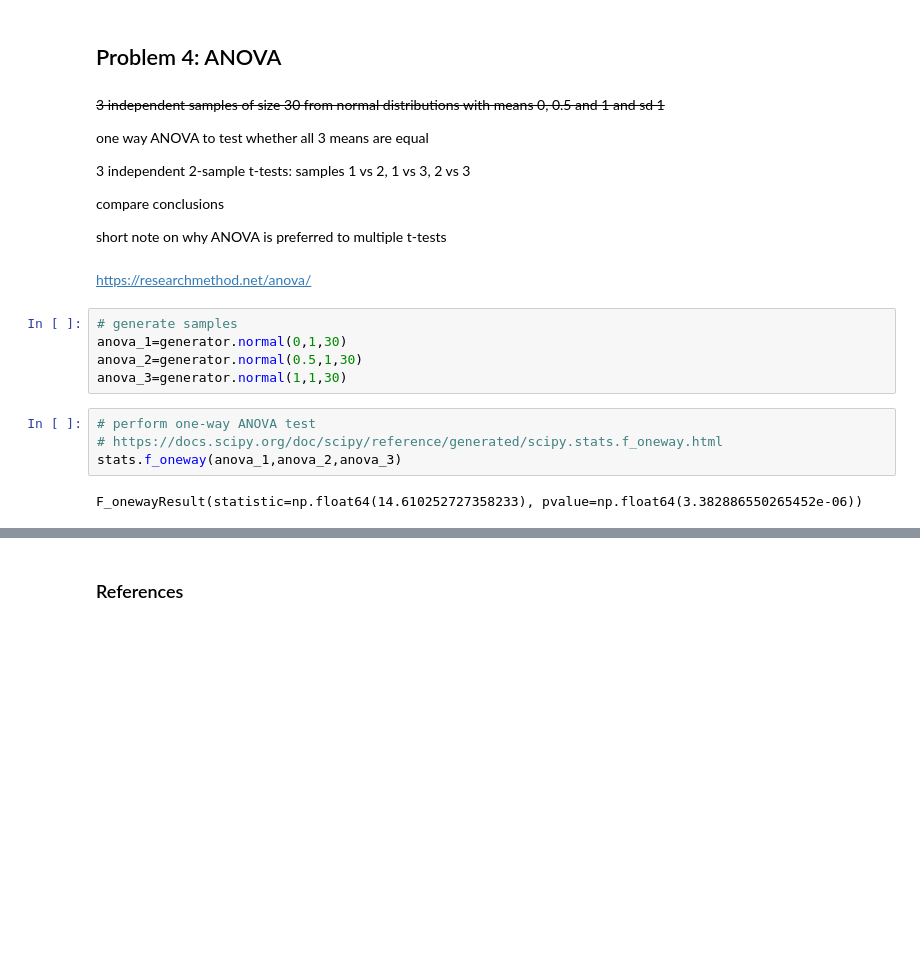
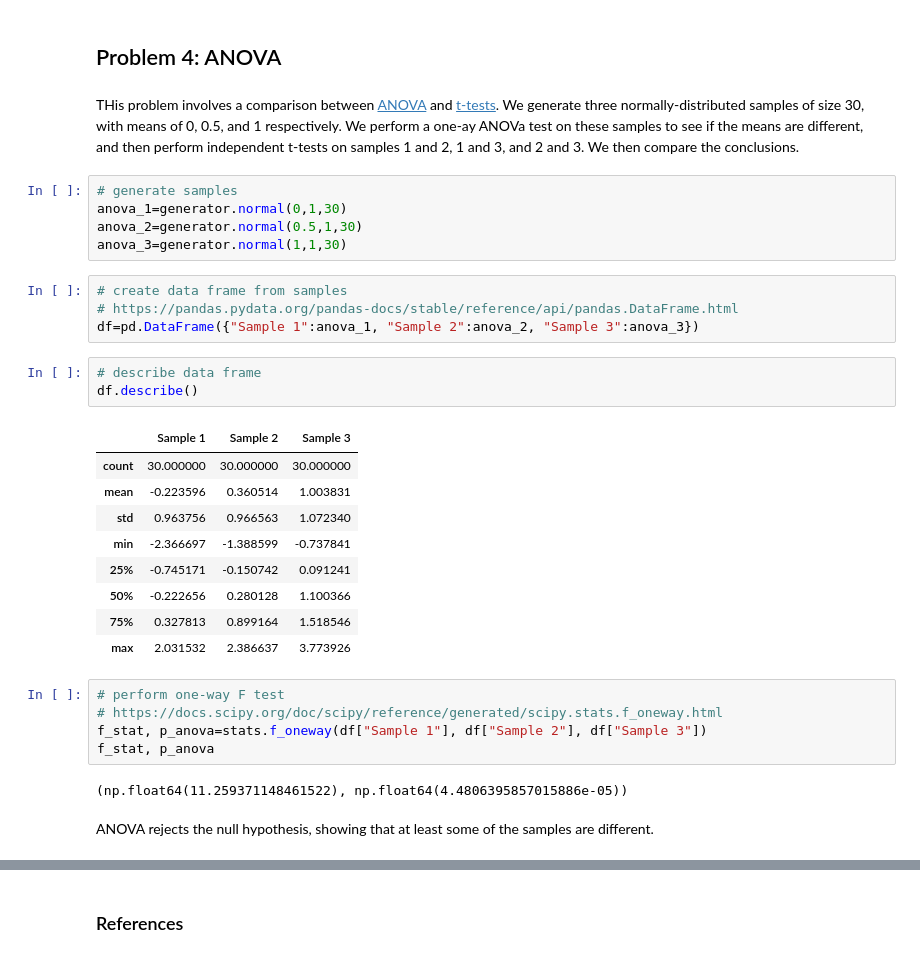
Before and after one commit to rayne-fall/applied_statistics, a Jupyter notebook: problems.ipynb, the cells around one changed output, grey strips where cells are left out. Cells and saved outputs as stored; diff of their text form; blank space fills up the shorter version.

Commit message:
problem 4 and reference list completed

```diff
--- a/problems.ipynb
+++ b/problems.ipynb
@@ -427,26 +427,36 @@ ax.grid(linestyle='dotted');
 The type II error rate drops sharply as mean difference increases in 0.1 increments; after a mean difference of 0.8 the null hypothesis is always rejected.
 # %% [markdown]
 ## Problem 4: ANOVA <a id="prob_4"></a>
-# %% [markdown]
-<s>3 independent samples of size 30 from normal distributions with means 0, 0.5 and 1 and sd 1
-
-one way ANOVA to test whether all 3 means are equal
-
-3 independent 2-sample t-tests: samples 1 vs 2, 1 vs 3, 2 vs 3</s>
-
-compare conclusions
-
-short note on why ANOVA is preferred to multiple t-tests
 # %% [markdown]
-https://researchmethod.net/anova/
+THis problem involves a comparison between [ANOVA](https://researchmethod.net/anova/) and [t-tests](https://en.wikipedia.org/wiki/Student%27s_t-test). We generate three normally-distributed samples of size 30, with means of 0, 0.5, and 1 respectively. We perform a one-ay ANOVa test on these samples to see if the means are different, and then perform independent t-tests on samples 1 and 2, 1 and 3, and 2 and 3. We then compare the conclusions.
 # %%
 # generate samples
 anova_1=generator.normal(0,1,30)
 anova_2=generator.normal(0.5,1,30)
 anova_3=generator.normal(1,1,30)
+# %%
+# create data frame from samples
+# https://pandas.pydata.org/pandas-docs/stable/reference/api/pandas.DataFrame.html
+df=pd.DataFrame({"Sample 1":anova_1, "Sample 2":anova_2, "Sample 3":anova_3})
+# %%
+# describe data frame
+df.describe()
+# %% [output]
+|  | Sample 1 | Sample 2 | Sample 3 |
+| count | 30.000000 | 30.000000 | 30.000000 |
+| mean | -0.223596 | 0.360514 | 1.003831 |
+| std | 0.963756 | 0.966563 | 1.072340 |
+| min | -2.366697 | -1.388599 | -0.737841 |
+| 25% | -0.745171 | -0.150742 | 0.091241 |
+| 50% | -0.222656 | 0.280128 | 1.100366 |
+| 75% | 0.327813 | 0.899164 | 1.518546 |
+| max | 2.031532 | 2.386637 | 3.773926 |
 # %%
-# perform one-way ANOVA test
+# perform one-way F test
 # https://docs.scipy.org/doc/scipy/reference/generated/scipy.stats.f_oneway.html
-stats.f_oneway(anova_1,anova_2,anova_3)
+f_stat, p_anova=stats.f_oneway(df["Sample 1"], df["Sample 2"], df["Sample 3"])
+f_stat, p_anova
 # %% [output]
-F_onewayResult(statistic=np.float64(14.610252727358233), pvalue=np.float64(3.382886550265452e-06))
+(np.float64(11.259371148461522), np.float64(4.4806395857015886e-05))
+# %% [markdown]
+ANOVA rejects the null hypothesis, showing that at least some of the samples are different.
```
Also changed, not shown: parts of 30 cells of this notebook.
